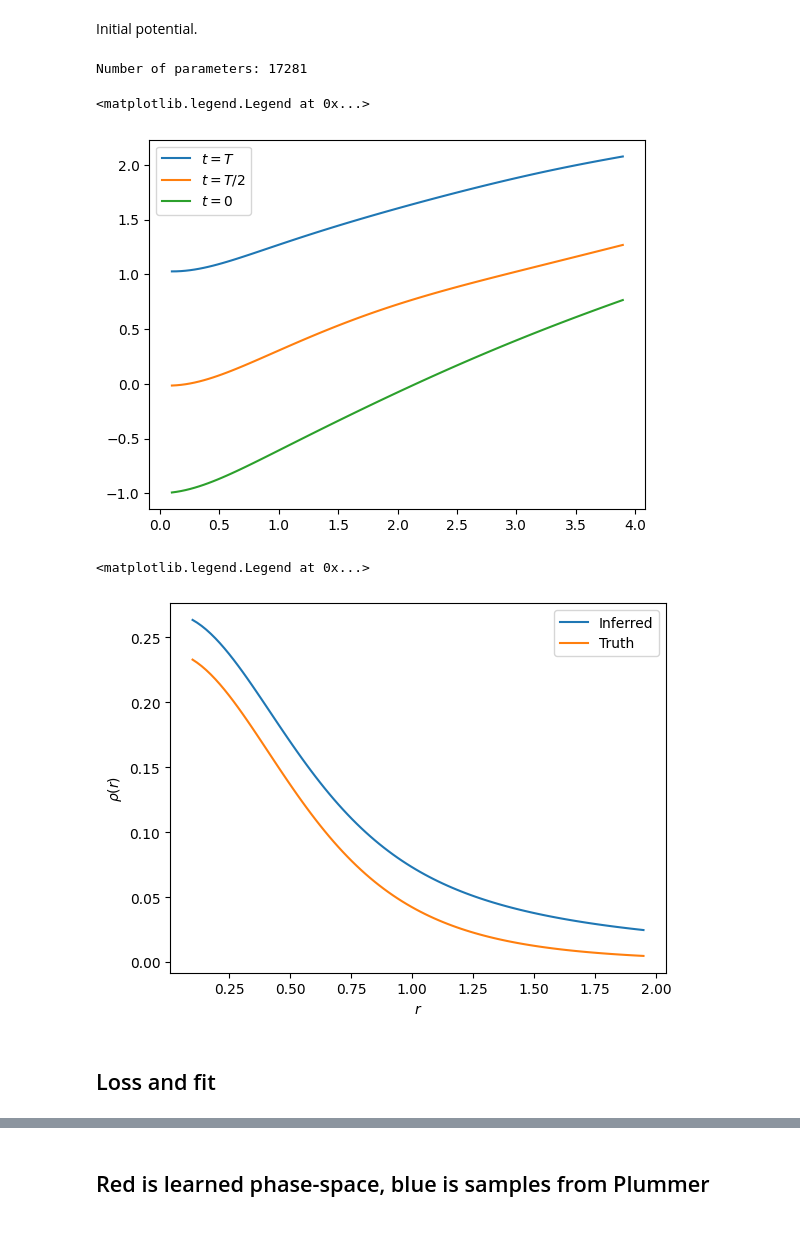
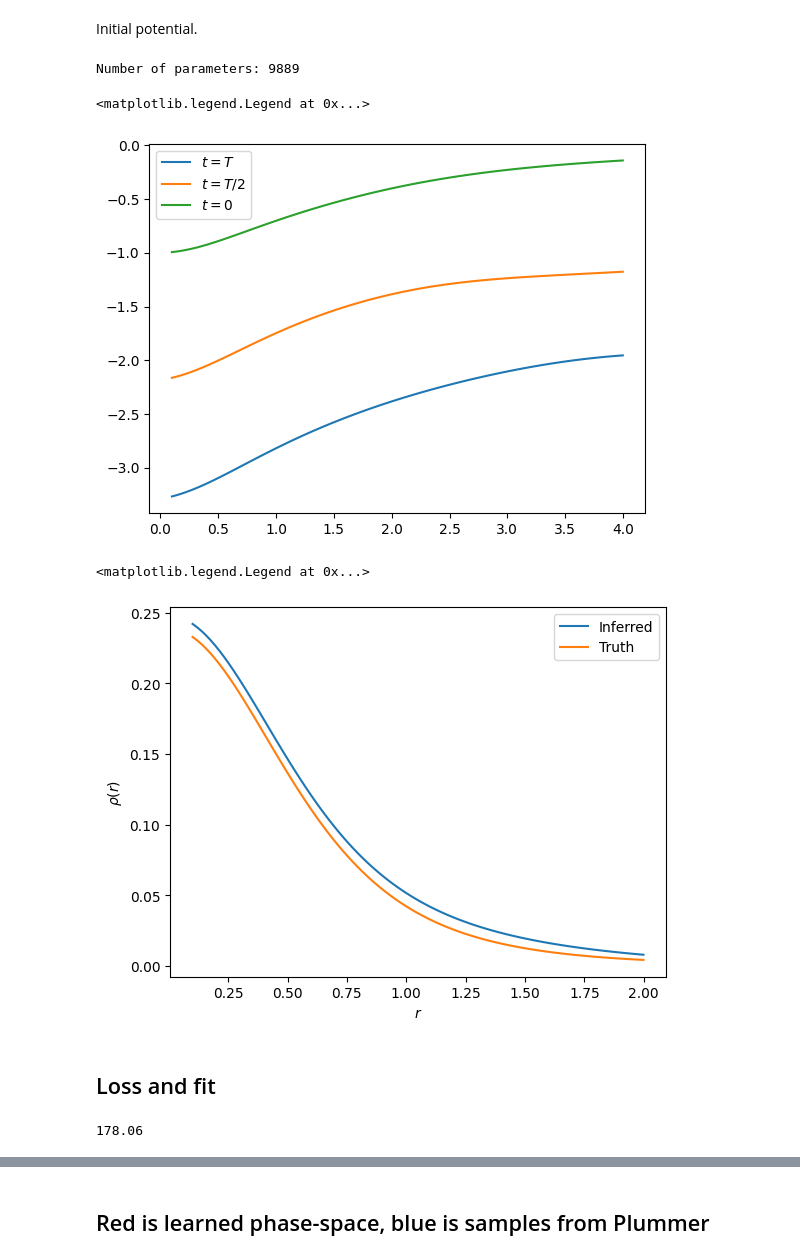
Before and after one commit to smsharma/symplectic-flows, a Jupyter notebook: phase-space.ipynb, the cells around one changed output, grey strips where cells are left out. Saved outputs shown, nothing was run; the diff lists cells and outputs as text; code cells hidden in the pictures; blank space fills up the shorter version.

```diff
--- a/phase-space.ipynb
+++ b/phase-space.ipynb
@@ -186,35 +186,35 @@ Initial potential.
 # %%
 # T hparam
 T = 10.0
 
 # Initialize some random times, just to initialize MLP
 rng = jax.random.PRNGKey(0)
 t = jax.random.uniform(rng, (pos.shape[0], 1))
 
 # Initialize MLP potential function
-potential_mlp = MLP(feature_sizes=[128, 128, 1])
+potential_mlp = MLP(feature_sizes=[96, 96, 1])
 
 rng, _ = jax.random.split(rng)
 params = potential_mlp.init(rng, pos, t)
 
 param_count = sum(x.size for x in jax.tree_util.tree_leaves(params))
 print(f"Number of parameters: {param_count}")
 
 r_ary = np.linspace(0.1, 2 * pos.std(), 100)
 phi_ary = [potential_mlp.apply(params, np.array([0.,0.,r]), np.array([T])) for r in r_ary]
 plt.plot(r_ary, phi_ary, label=r"$t=T$")
 
 phi_ary = [potential_mlp.apply(params, np.array([0.,0.,r]), np.array([T / 2.])) for r in r_ary]
 plt.plot(r_ary, phi_ary, label=r"$t=T/2$")
 
 phi_ary = [potential_mlp.apply(params, np.array([0.,0.,r]), np.array([0.])) for r in r_ary]
 plt.plot(r_ary, phi_ary, label=r"$t=0$")
 
 plt.legend()
 # %% [output]
-Number of parameters: 17281
+Number of parameters: 9889
 <matplotlib.legend.Legend at 0x...>
-[figure, old version]
+[figure, new version]
 # %%
 def rho_poisson(pos, G=1.):
     """ Plummer density profile; compute using Poisson's equation
@@ -234,7 +234,7 @@ plt.ylabel(r"$\rho(r)$")
 plt.legend()
 # %% [output]
 <matplotlib.legend.Legend at 0x...>
-[figure, old version]
+[figure, new version]
 # %% [markdown]
 ## Loss and fit
 # %%
@@ -318,3 +313,8 @@ def update_step(params, loss_fn, pos, vel, opt_state):
+# %%
+loss = loss_fn(params, pos[:4], vel[:4], T, n_leapfrog_steps)
+print(loss)
+# %% [output]
+178.06
 # %%
 loss, grad = jax.value_and_grad(loss_fn)(params, pos[:4], vel[:4], T, n_leapfrog_steps)
 
```
Also changed, not shown: parts of 6 cells of this notebook.
